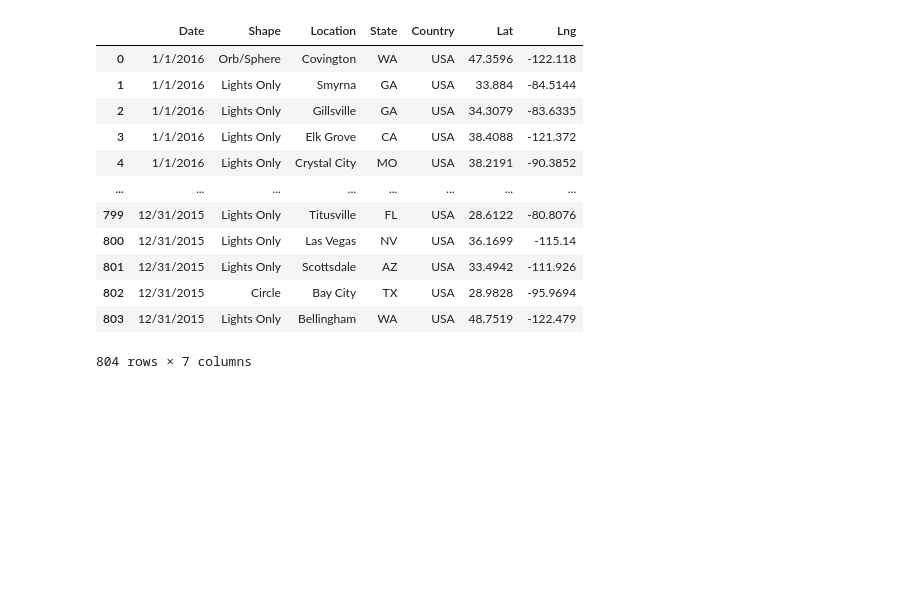
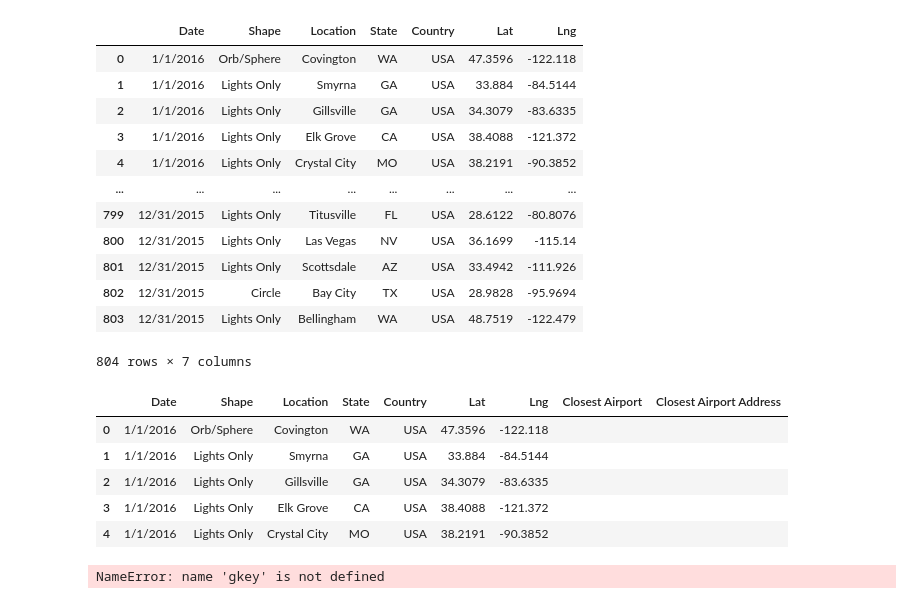
Before and after one commit to rromang/ETL-Project, a Jupyter notebook: ufo_data.ipynb, the cells around one changed output. Cells and saved outputs as stored; diff of their text form; code cells hidden in the pictures; blank space fills up the shorter version.

```diff
--- a/ufo_data.ipynb
+++ b/ufo_data.ipynb
@@ -157,6 +157,8 @@ array(['Covington ', 'Smyrna ', 'Gillsville ', 'Elk Grove ',
 # %%
 ufo_df_date_sorted['Location'].replace('Ten Mile to Knox ','Knox', inplace=True)
 # ufo_df_date_sorted['Location'].replace('Ten Mile to Knox','Knox', inplace=True)
+# %%
+ufo_df_date_sorted['Location'].replace('Ten Mile to Knox ','Knox', inplace=True)
 # %%
 locations = ufo_df_date_sorted['Location'].unique()
 locations
@@ -240,3 +235,52 @@ ufo_df_date_sorted
 | 802 | 12/31/2015 | Circle | Bay City | TX | USA | 28.9828 | -95.9694 |
 | 803 | 12/31/2015 | Lights Only | Bellingham | WA | USA | 48.7519 | -122.479 |
 804 rows × 7 columns
+# %%
+ufo_df_date_sorted['Closest Airport'] = ""
+ufo_df_date_sorted['Closest Airport Address'] = ""
+ufo_df_date_sorted.head()
+# %% [output]
+|  | Date | Shape | Location | State | Country | Lat | Lng | Closest Airport | Closest Airport Address |
+| 0 | 1/1/2016 | Orb/Sphere | Covington | WA | USA | 47.3596 | -122.118 |  |  |
+| 1 | 1/1/2016 | Lights Only | Smyrna | GA | USA | 33.884 | -84.5144 |  |  |
+| 2 | 1/1/2016 | Lights Only | Gillsville | GA | USA | 34.3079 | -83.6335 |  |  |
+| 3 | 1/1/2016 | Lights Only | Elk Grove | CA | USA | 38.4088 | -121.372 |  |  |
+| 4 | 1/1/2016 | Lights Only | Crystal City | MO | USA | 38.2191 | -90.3852 |  |  |
+# %%
+ # create a params dict that will be updated with new city each iteration
+params = {
+    "radius": 50000,
+    "types": "airport",
+    "key": g_key
+}
+# Loop through the cities_pd and run a lat/long search for each city
+for index, row in ufo_df_date_sorted.iterrows():
+    # get lat, lng from df
+    lat = row["Lat"]
+    lng = row["Lng"]
+
+    # change location each iteration while leaving original params in place
+    params["location"] = f"{lat},{lng}"
+
+    # Use the search term: "International Airport" and our lat/lng
+    base_url = "https://maps.googleapis.com/maps/api/place/nearbysearch/json"
+
+    # make request and print url
+    name_address = requests.get(base_url, params=params)
+
+#     print the name_address url, avoid doing for public github repos in order to avoid exposing key
+#     print(name_address.url)
+
+    # convert to json
+    name_address = name_address.json()
+    # print(json.dumps(name_address, indent=4, sort_keys=True))
+
+    # Since some data may be missing we incorporate a try-except to skip any that are missing a data point.
+    try:
+        ufo_df_date_sorted['Closest Airport'] = name_address["results"][0]["name"]
+        ufo_df_date_sorted['Closest Airport Address'] = name_address["results"][0]["vicinity"]
+    #     cities_pd.loc[index, "Airport Rating"] = name_address["results"][0]["rating"]
+    except (KeyError, IndexError):
+        print("Missing field/result... skipping.")
+# %% [output]
+NameError: name 'gkey' is not defined
```
Also changed, not shown: parts of 3 cells of this notebook.
